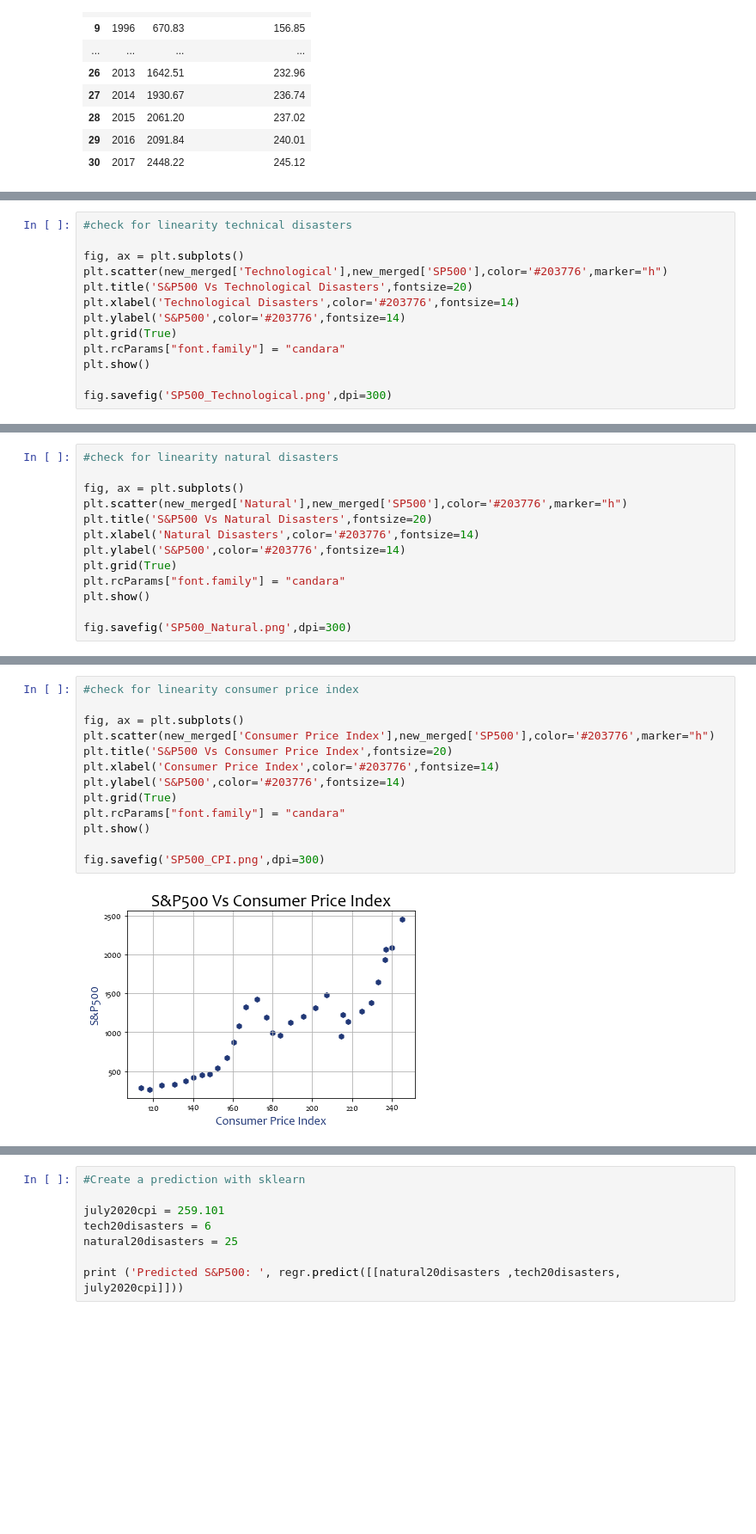
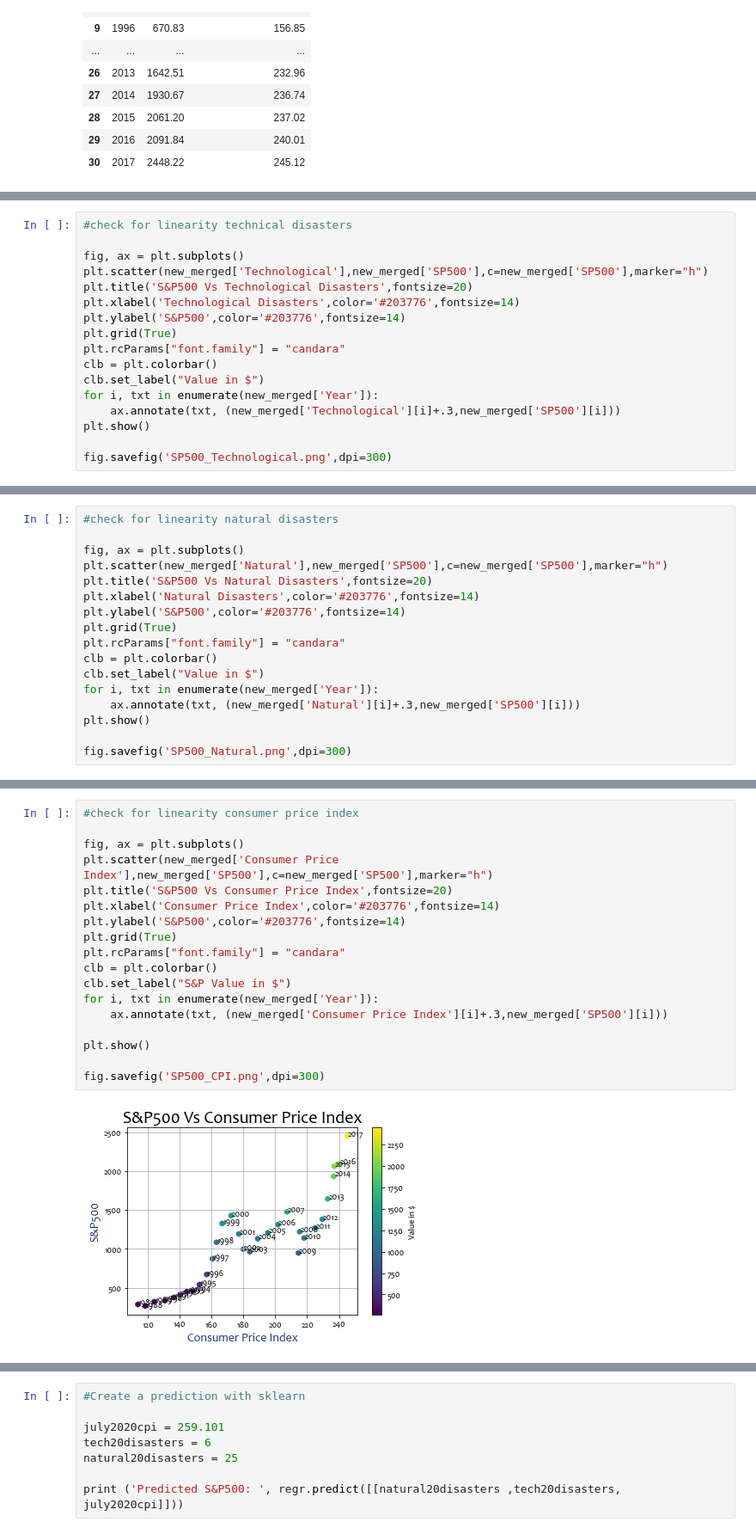
Before and after one commit to emobes22/Stock-Predictions, a Jupyter notebook: alynda_multipleregression/Multiple Linear Regression_31 year.ipynb, the cells around one changed output, grey strips where cells are left out. Shown at 86% size. Saved outputs shown, nothing was run; the diff lists cells and outputs as text; blank space fills up the shorter version.

```diff
--- a/alynda_multipleregression/Multiple Linear Regression_31 year.ipynb
+++ b/alynda_multipleregression/Multiple Linear Regression_31 year.ipynb
@@ -56,12 +67,16 @@ new_merged.head()
 #check for linearity technical disasters
 
 fig, ax = plt.subplots()
-plt.scatter(new_merged['Technological'],new_merged['SP500'],color='#203776',marker="h")
+plt.scatter(new_merged['Technological'],new_merged['SP500'],c=new_merged['SP500'],marker="h")
 plt.title('S&P500 Vs Technological Disasters',fontsize=20)
 plt.xlabel('Technological Disasters',color='#203776',fontsize=14)
 plt.ylabel('S&P500',color='#203776',fontsize=14)
 plt.grid(True)
 plt.rcParams["font.family"] = "candara"
+clb = plt.colorbar()
+clb.set_label("Value in $")
+for i, txt in enumerate(new_merged['Year']):
+    ax.annotate(txt, (new_merged['Technological'][i]+.3,new_merged['SP500'][i]))
 plt.show()
 
 fig.savefig('SP500_Technological.png',dpi=300)
@@ -71,12 +86,16 @@ fig.savefig('SP500_Technological.png',dpi=300)
 #check for linearity natural disasters
 
 fig, ax = plt.subplots()
-plt.scatter(new_merged['Natural'],new_merged['SP500'],color='#203776',marker="h")
+plt.scatter(new_merged['Natural'],new_merged['SP500'],c=new_merged['SP500'],marker="h")
 plt.title('S&P500 Vs Natural Disasters',fontsize=20)
 plt.xlabel('Natural Disasters',color='#203776',fontsize=14)
 plt.ylabel('S&P500',color='#203776',fontsize=14)
 plt.grid(True)
 plt.rcParams["font.family"] = "candara"
+clb = plt.colorbar()
+clb.set_label("Value in $")
+for i, txt in enumerate(new_merged['Year']):
+    ax.annotate(txt, (new_merged['Natural'][i]+.3,new_merged['SP500'][i]))
 plt.show()
 
 fig.savefig('SP500_Natural.png',dpi=300)
@@ -85,18 +104,23 @@ fig.savefig('SP500_Natural.png',dpi=300)
 # %%
 #check for linearity consumer price index
 
 fig, ax = plt.subplots()
-plt.scatter(new_merged['Consumer Price Index'],new_merged['SP500'],color='#203776',marker="h")
+plt.scatter(new_merged['Consumer Price Index'],new_merged['SP500'],c=new_merged['SP500'],marker="h")
 plt.title('S&P500 Vs Consumer Price Index',fontsize=20)
 plt.xlabel('Consumer Price Index',color='#203776',fontsize=14)
 plt.ylabel('S&P500',color='#203776',fontsize=14)
 plt.grid(True)
 plt.rcParams["font.family"] = "candara"
+clb = plt.colorbar()
+clb.set_label("S&P Value in $")
+for i, txt in enumerate(new_merged['Year']):
+    ax.annotate(txt, (new_merged['Consumer Price Index'][i]+.3,new_merged['SP500'][i]))
+
 plt.show()
 
 fig.savefig('SP500_CPI.png',dpi=300)
 # %% [output]
-[figure, old version]
+[figure, new version]
 # %%
 #sklearn output for intercept and coefficients for each x dependent variable
 
```
Also changed, not shown: parts of 6 cells of this notebook.
